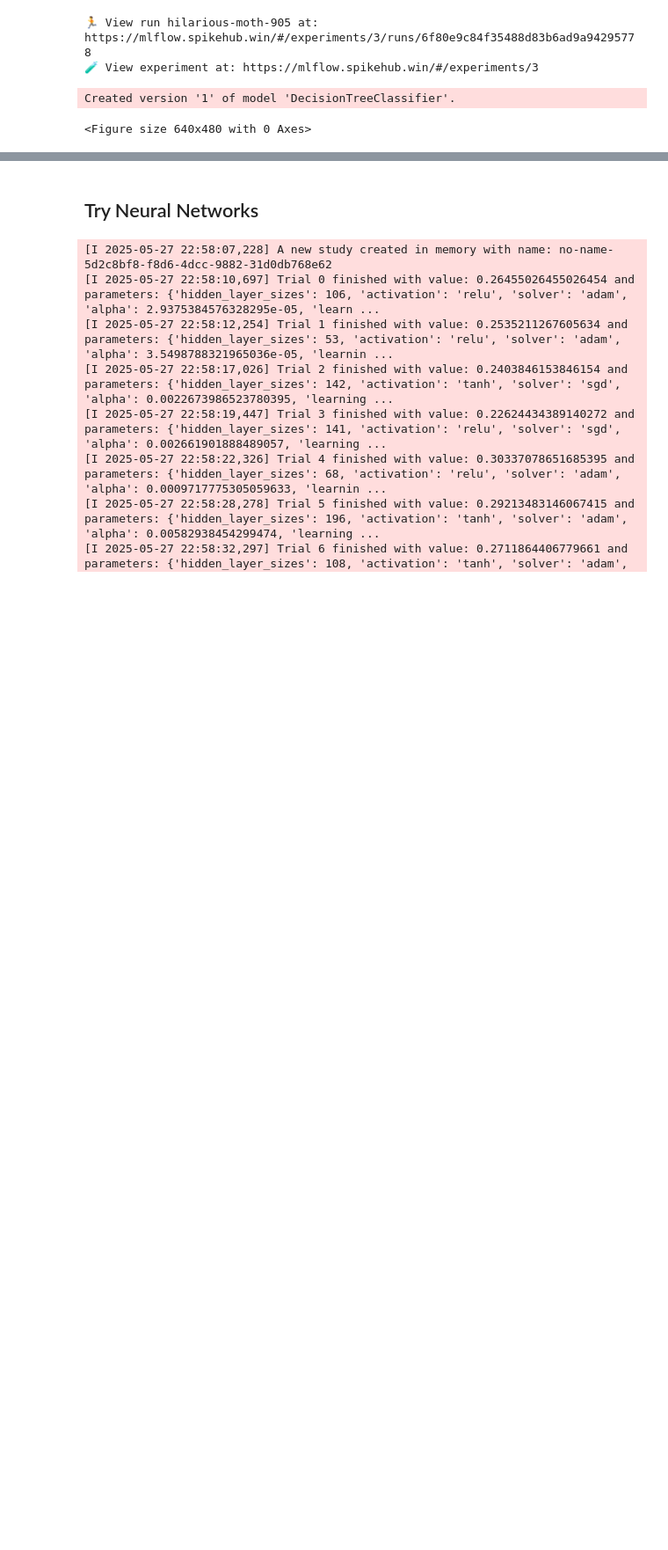
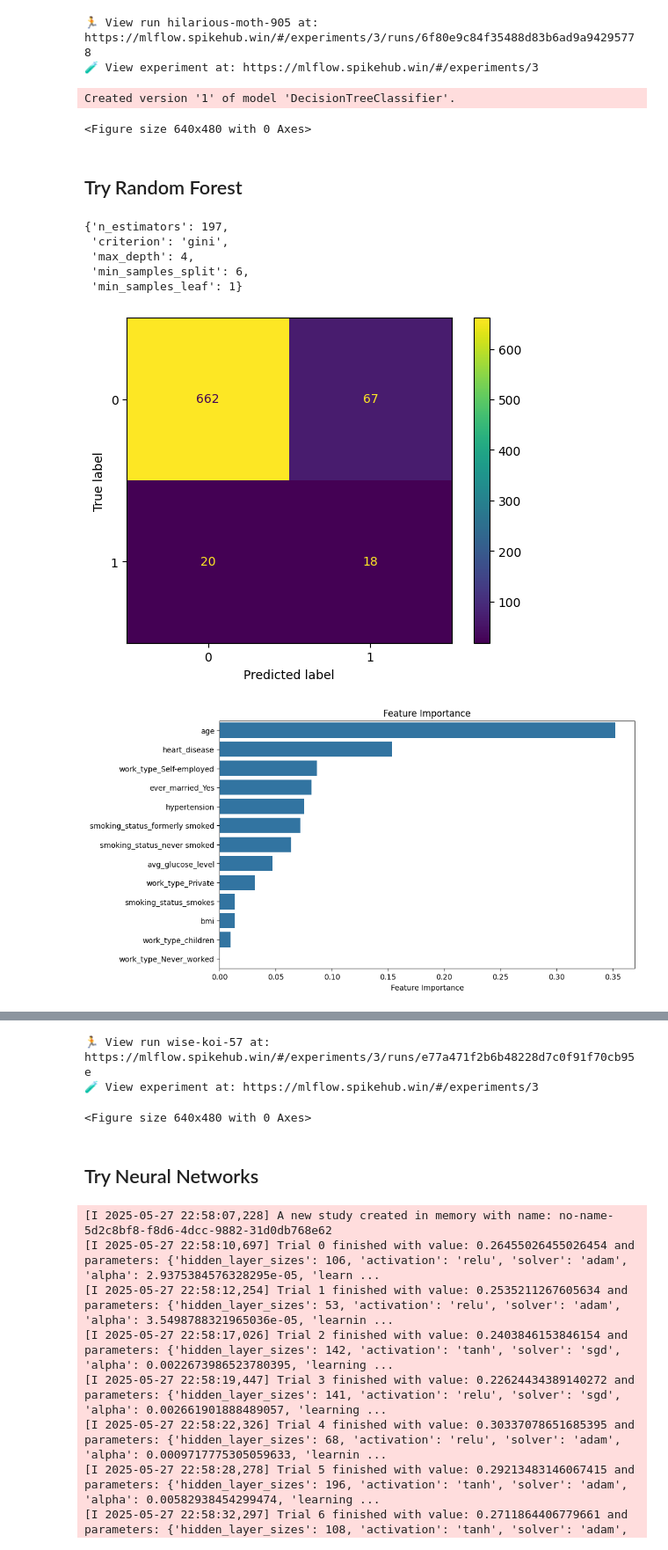
Before and after one commit to sin22766/stroke-prediction-api, a Jupyter notebook: notebooks/2-model-prototype.ipynb, the cells around one changed output, grey strips where cells are left out. Shown at 88% size. Saved outputs shown, nothing was run; the diff lists cells and outputs as text; code cells hidden in the pictures; blank space fills up the shorter version.

```diff
--- a/notebooks/2-model-prototype.ipynb
+++ b/notebooks/2-model-prototype.ipynb
@@ -93,3 +75,6 @@ tree_best_params
  'max_depth': 5,
  'min_samples_split': 5,
  'min_samples_leaf': 3}
+# %%
+dt_cls = DecisionTreeClassifier(**tree_best_params)
+dt_cls.fit(X_train, y_train)
@@ -152,3 +147,5 @@ Successfully registered model 'DecisionTreeClassifier'.
 🧪 View experiment at: https://mlflow.spikehub.win/#/experiments/3
 Created version '1' of model 'DecisionTreeClassifier'.
 <Figure size 640x480 with 0 Axes>
+# %% [markdown]
+## Try Random Forest
@@ -154,0 +181,56 @@ Created version '1' of model 'DecisionTreeClassifier'.
+# %%
+rf_best_params = study.best_params
+rf_best_params
+# %% [output]
+{'n_estimators': 197,
+ 'criterion': 'gini',
+ 'max_depth': 4,
+ 'min_samples_split': 6,
+ 'min_samples_leaf': 1}
+# %%
+with mlflow.start_run(experiment_id=experiment_id):
+    cls = RandomForestClassifier(**rf_best_params)
+    cls.fit(X_train, y_train)
+
+    y_test_pred = cls.predict(X_test)
+    test_f1 = f1_score(y_test, y_test_pred)
+    test_precision = precision_score(y_test, y_test_pred)
+    test_recall = recall_score(y_test, y_test_pred)
+    test_accuracy = accuracy_score(y_test, y_test_pred)
+
+    feature_importance = pd.Series(
+        cls.feature_importances_, index=X_train.columns, name="importance")
+
+    confusion_matrix = ConfusionMatrixDisplay.from_predictions(y_test, y_test_pred)
+    feature_importance = plot_feature_importance(feature_importance)
+
+    mlflow.log_figure(confusion_matrix.figure_, "confusion_matrix.png")
+    mlflow.log_figure(feature_importance, "feature_importance.png")
+
+    mlflow.log_params(cls.get_params())
+    mlflow.log_metric("test_f1", test_f1)
+    mlflow.log_metric("test_precision", test_precision)
+    mlflow.log_metric("test_recall", test_recall)
+    mlflow.log_metric("test_accuracy", test_accuracy)
+
+    mlflow.set_tags(
+        tags={
+            "project": "stroke_prediction",
+            "optimizer_engine": "optuna",
+            "model_family": "RandomForest",
+            "model_type": "classifier",
+        }
+    )
+
+    signature = mlflow.models.infer_signature(X_train.iloc[0:5], cls.predict(X_train.iloc[0:5]))
+
+    mlflow.sklearn.log_model(
+        cls,
+        artifact_path="sklearn_model",
+        registered_model_name="RandomForestClassifier",
+        signature=signature,
+        input_example=X_train.iloc[0:5],
+    )
+# %% [output]
+[figure, added]
+[figure, added]
@@ -155,3 +241,6 @@ Created version '1' of model 'DecisionTreeClassifier'.
+🏃 View run wise-koi-57 at: https://mlflow.spikehub.win/#/experiments/3/runs/e77a471f2b6b48228d7c0f91f70cb95e
+🧪 View experiment at: https://mlflow.spikehub.win/#/experiments/3
+<Figure size 640x480 with 0 Axes>
 # %% [markdown]
 ## Try Neural Networks
 # %%
```
Also changed, not shown: parts of 7 cells of this notebook, 7 other files.
